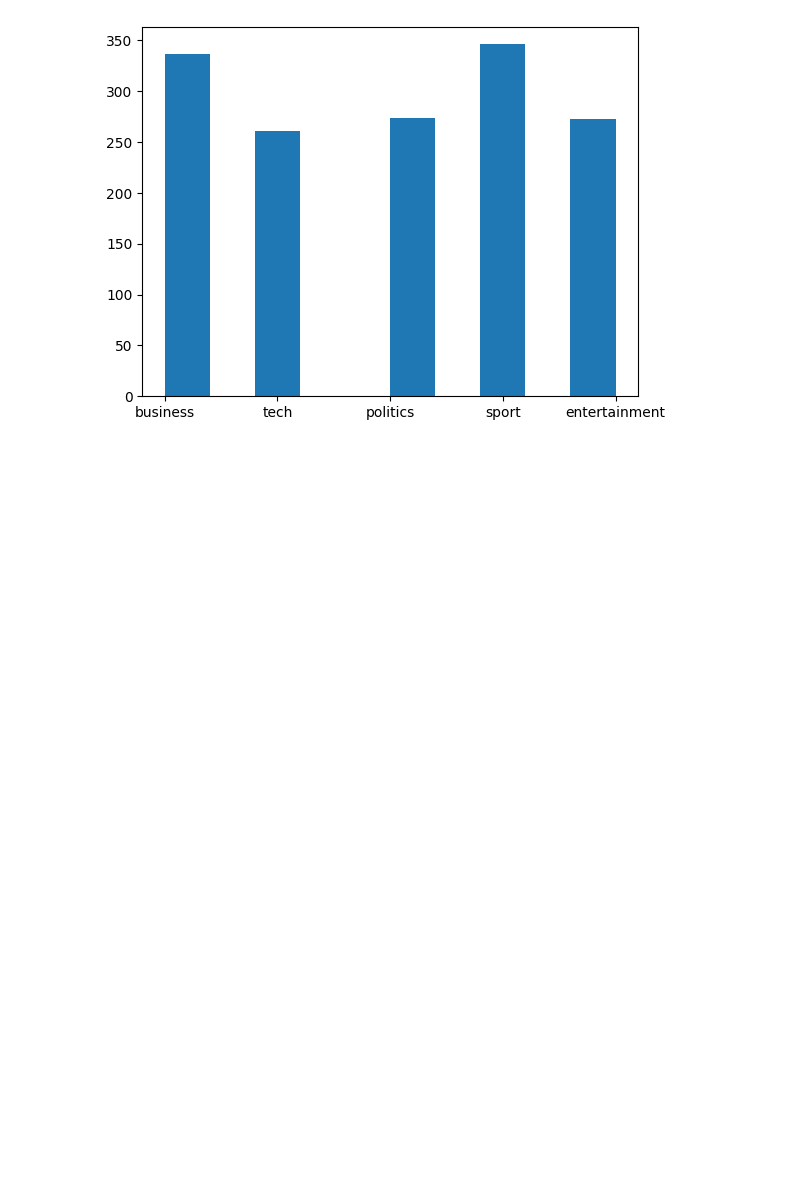
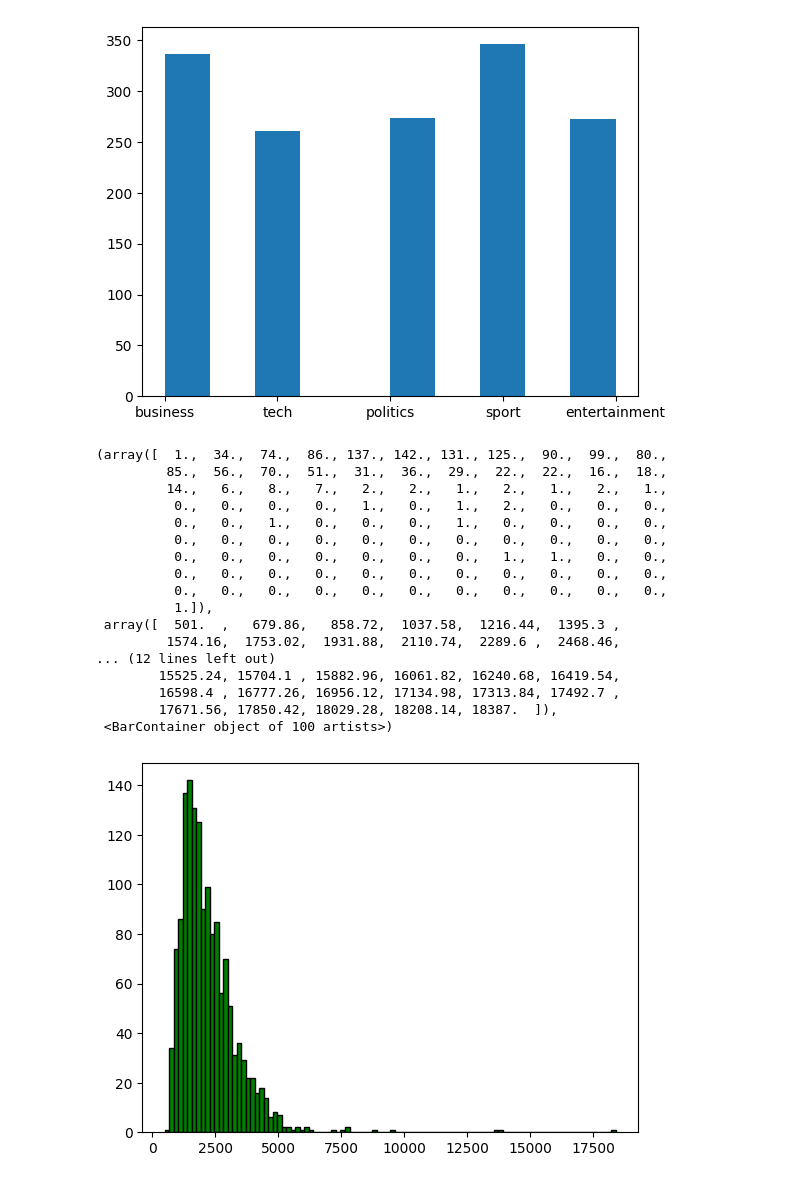
Before and after one commit to JSchlangen9/News-Classification, a Jupyter notebook: DTSA5510_News Classification.ipynb, the cells around one changed output. Saved outputs shown, nothing was run; the diff lists cells and outputs as text; code cells hidden in the pictures; blank space fills up the shorter version.

```diff
--- a/DTSA5510_News Classification.ipynb
+++ b/DTSA5510_News Classification.ipynb
@@ -33,6 +33,33 @@ plt.hist(df_train['Category'])
  array([0. , 0.4, 0.8, 1.2, 1.6, 2. , 2.4, 2.8, 3.2, 3.6, 4. ]),
  <BarContainer object of 10 artists>)
 [figure]
+# %%
+lengths = []
+for i in range(len(df_train)):
+    lengths.append(len(df_train.iloc[i]['Text']))
+
+df_train['length'] = lengths
+
+plt.hist(df_train['length'], color='green', ec='black', bins=100)
+# %% [output]
+(array([  1.,  34.,  74.,  86., 137., 142., 131., 125.,  90.,  99.,  80.,
+         85.,  56.,  70.,  51.,  31.,  36.,  29.,  22.,  22.,  16.,  18.,
+         14.,   6.,   8.,   7.,   2.,   2.,   1.,   2.,   1.,   2.,   1.,
+          0.,   0.,   0.,   0.,   1.,   0.,   1.,   2.,   0.,   0.,   0.,
+          0.,   0.,   1.,   0.,   0.,   0.,   1.,   0.,   0.,   0.,   0.,
+          0.,   0.,   0.,   0.,   0.,   0.,   0.,   0.,   0.,   0.,   0.,
+          0.,   0.,   0.,   0.,   0.,   0.,   0.,   1.,   1.,   0.,   0.,
+          0.,   0.,   0.,   0.,   0.,   0.,   0.,   0.,   0.,   0.,   0.,
+          0.,   0.,   0.,   0.,   0.,   0.,   0.,   0.,   0.,   0.,   0.,
+          1.]),
+ array([  501.  ,   679.86,   858.72,  1037.58,  1216.44,  1395.3 ,
+         1574.16,  1753.02,  1931.88,  2110.74,  2289.6 ,  2468.46,
+... (12 lines left out)
+        15525.24, 15704.1 , 15882.96, 16061.82, 16240.68, 16419.54,
+        16598.4 , 16777.26, 16956.12, 17134.98, 17313.84, 17492.7 ,
+        17671.56, 17850.42, 18029.28, 18208.14, 18387.  ]),
+ <BarContainer object of 100 artists>)
+[figure, added]
 # %%
 commons = []
 for i in range(len(df_train)):
```
Also changed, not shown: parts of 1 cell of this notebook.
